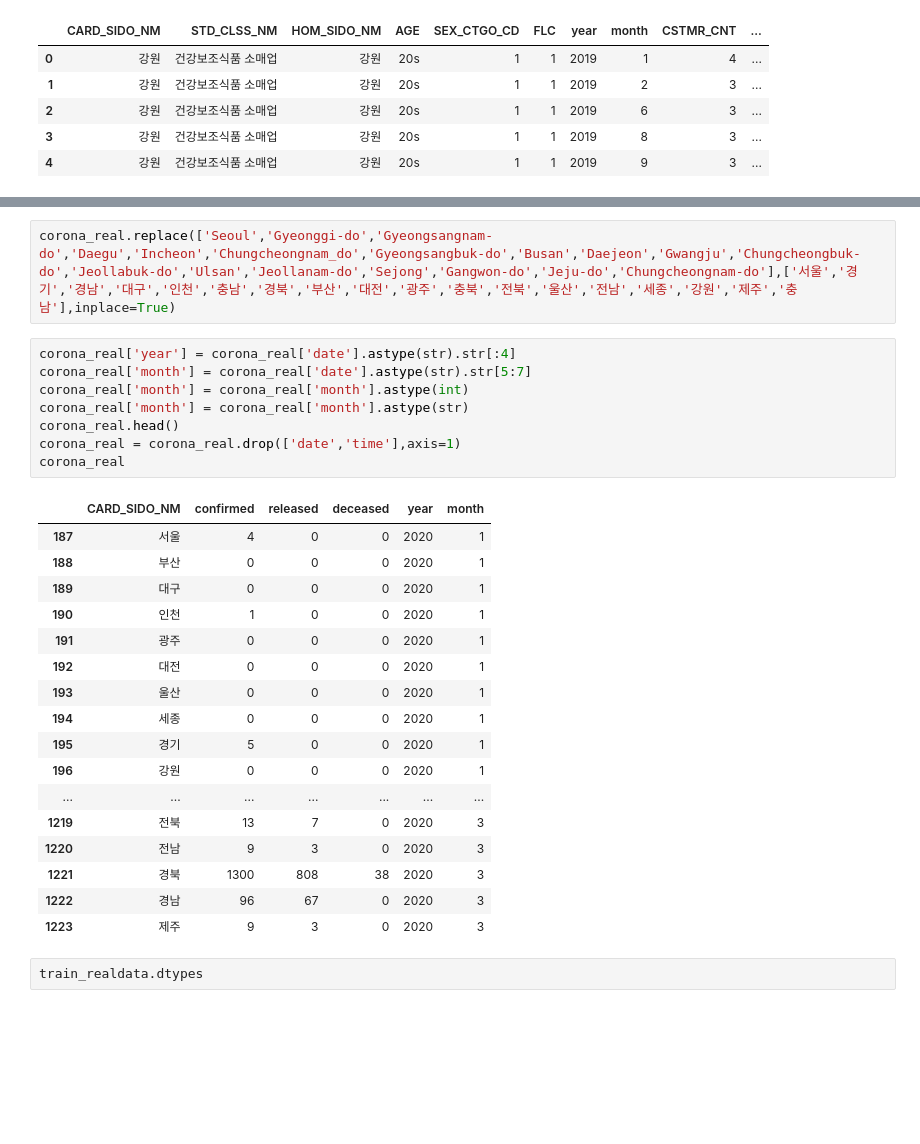
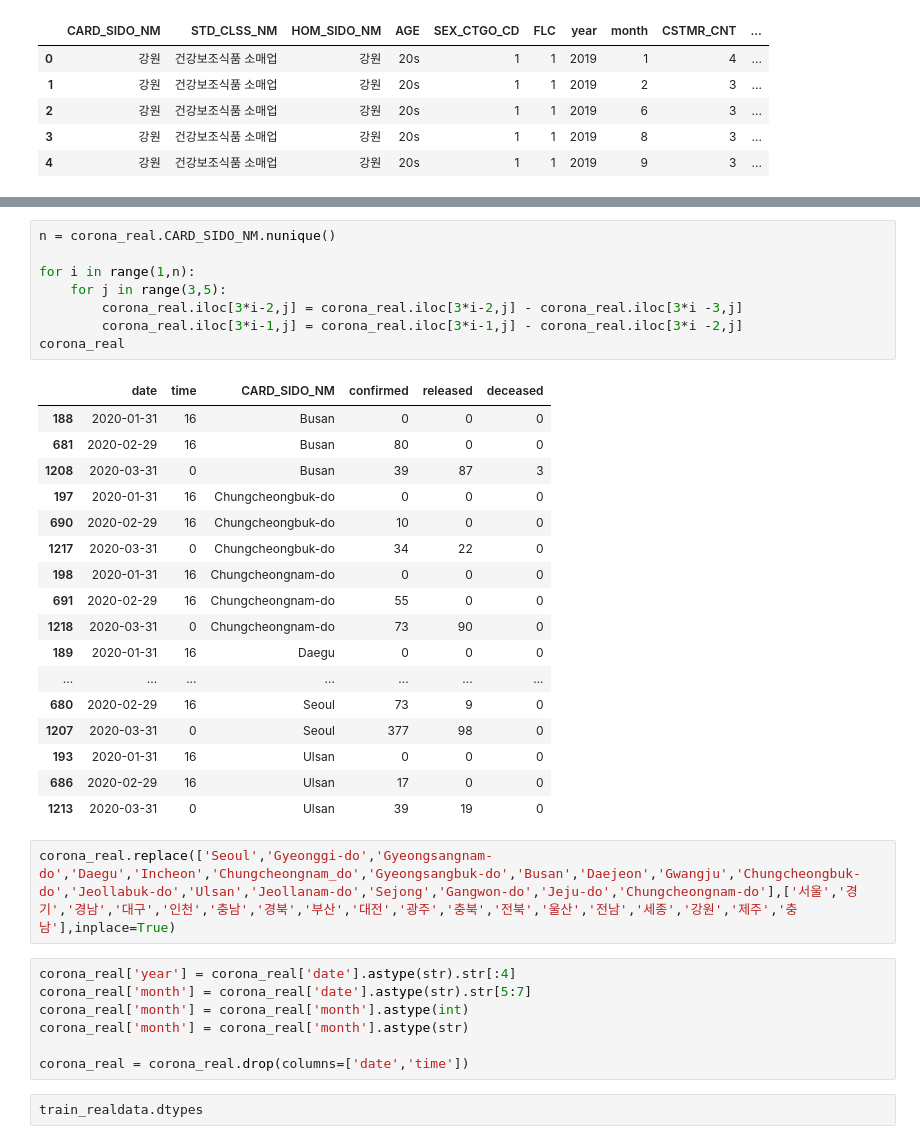
Before and after one commit to dhxoghks95/2020_jeju_creditcard, a Jupyter notebook: code/preprocessing_EDA/jeju_competition_2.ipynb, the cells around one changed output, grey strips where cells are left out. Cells and saved outputs as stored; diff of their text form; blank space fills up the shorter version.

```diff
--- a/code/preprocessing_EDA/jeju_competition_2.ipynb
+++ b/code/preprocessing_EDA/jeju_competition_2.ipynb
@@ -50,3 +54,29 @@ corona_real
+# %%
+n = corona_real.CARD_SIDO_NM.nunique()
+
+for i in range(1,n):
+    for j in range(3,5):
+        corona_real.iloc[3*i-2,j] = corona_real.iloc[3*i-2,j] - corona_real.iloc[3*i -3,j]
+        corona_real.iloc[3*i-1,j] = corona_real.iloc[3*i-1,j] - corona_real.iloc[3*i -2,j]
+corona_real
+# %% [output]
+|  | date | time | CARD_SIDO_NM | confirmed | released | deceased |
+| 188 | 2020-01-31 | 16 | Busan | 0 | 0 | 0 |
+| 681 | 2020-02-29 | 16 | Busan | 80 | 0 | 0 |
+| 1208 | 2020-03-31 | 0 | Busan | 39 | 87 | 3 |
+| 197 | 2020-01-31 | 16 | Chungcheongbuk-do | 0 | 0 | 0 |
+| 690 | 2020-02-29 | 16 | Chungcheongbuk-do | 10 | 0 | 0 |
+| 1217 | 2020-03-31 | 0 | Chungcheongbuk-do | 34 | 22 | 0 |
+| 198 | 2020-01-31 | 16 | Chungcheongnam-do | 0 | 0 | 0 |
+| 691 | 2020-02-29 | 16 | Chungcheongnam-do | 55 | 0 | 0 |
+| 1218 | 2020-03-31 | 0 | Chungcheongnam-do | 73 | 90 | 0 |
+| 189 | 2020-01-31 | 16 | Daegu | 0 | 0 | 0 |
+| ... | ... | ... | ... | ... | ... | ... |
+| 680 | 2020-02-29 | 16 | Seoul | 73 | 9 | 0 |
+| 1207 | 2020-03-31 | 0 | Seoul | 377 | 98 | 0 |
+| 193 | 2020-01-31 | 16 | Ulsan | 0 | 0 | 0 |
+| 686 | 2020-02-29 | 16 | Ulsan | 17 | 0 | 0 |
+| 1213 | 2020-03-31 | 0 | Ulsan | 39 | 19 | 0 |
 # %%
 corona_real.replace(['Seoul','Gyeonggi-do','Gyeongsangnam-do','Daegu','Incheon','Chungcheongnam_do','Gyeongsangbuk-do','Busan','Daejeon','Gwangju','Chungcheongbuk-do','Jeollabuk-do','Ulsan','Jeollanam-do','Sejong','Gangwon-do','Jeju-do','Chungcheongnam-do'],['서울','경기','경남','대구','인천','충남','경북','부산','대전','광주','충북','전북','울산','전남','세종','강원','제주','충남'],inplace=True)
 # %%
@@ -54,27 +84,8 @@ corona_real['year'] = corona_real['date'].astype(str).str[:4]
 corona_real['month'] = corona_real['date'].astype(str).str[5:7]
 corona_real['month'] = corona_real['month'].astype(int)
 corona_real['month'] = corona_real['month'].astype(str)
-corona_real.head()
-corona_real = corona_real.drop(['date','time'],axis=1)
-corona_real
+
+corona_real = corona_real.drop(columns=['date','time'])
-# %% [output]
-|  | CARD_SIDO_NM | confirmed | released | deceased | year | month |
-| 187 | 서울 | 4 | 0 | 0 | 2020 | 1 |
-| 188 | 부산 | 0 | 0 | 0 | 2020 | 1 |
-| 189 | 대구 | 0 | 0 | 0 | 2020 | 1 |
-| 190 | 인천 | 1 | 0 | 0 | 2020 | 1 |
-| 191 | 광주 | 0 | 0 | 0 | 2020 | 1 |
-| 192 | 대전 | 0 | 0 | 0 | 2020 | 1 |
-| 193 | 울산 | 0 | 0 | 0 | 2020 | 1 |
-| 194 | 세종 | 0 | 0 | 0 | 2020 | 1 |
-| 195 | 경기 | 5 | 0 | 0 | 2020 | 1 |
-| 196 | 강원 | 0 | 0 | 0 | 2020 | 1 |
-| ... | ... | ... | ... | ... | ... | ... |
-| 1219 | 전북 | 13 | 7 | 0 | 2020 | 3 |
-| 1220 | 전남 | 9 | 3 | 0 | 2020 | 3 |
-| 1221 | 경북 | 1300 | 808 | 38 | 2020 | 3 |
-| 1222 | 경남 | 96 | 67 | 0 | 2020 | 3 |
-| 1223 | 제주 | 9 | 3 | 0 | 2020 | 3 |
 # %%
 train_realdata.dtypes
 # %% [output]
```
Also changed, not shown: parts of 3 cells of this notebook, 1 other file.
